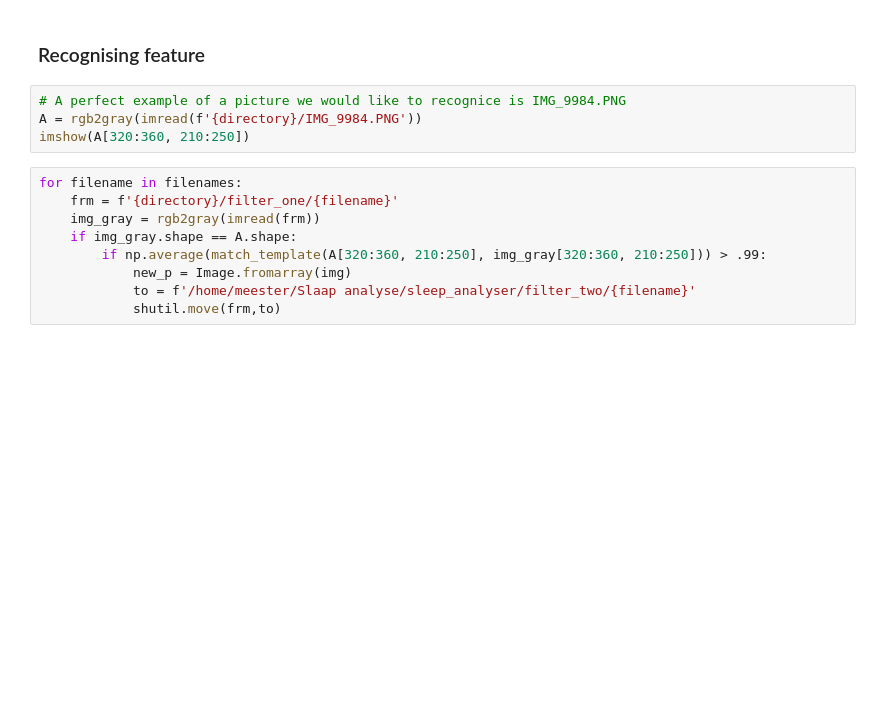
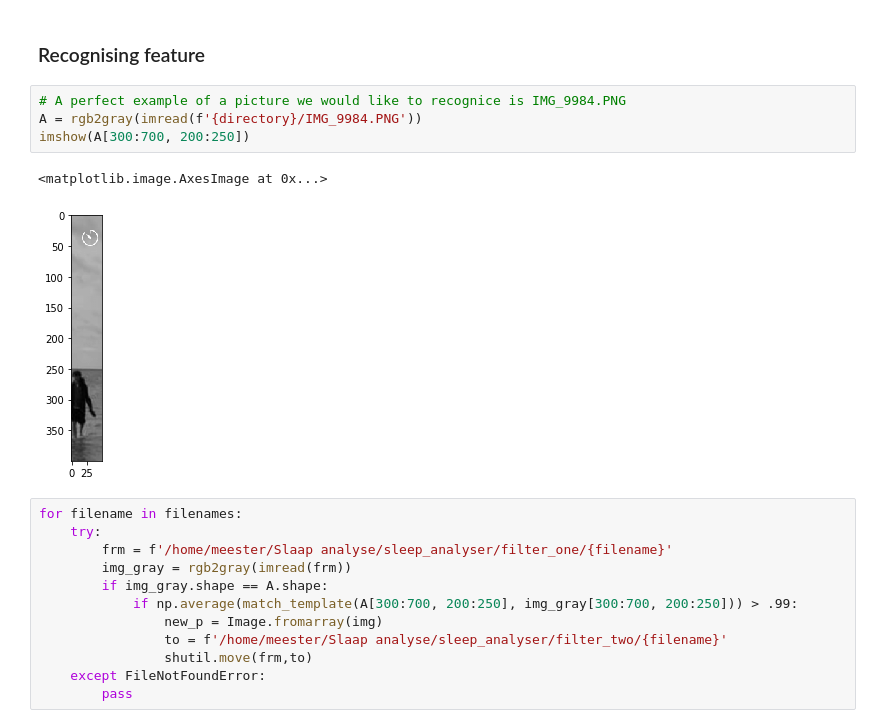
Before and after one commit to readmees/sleep_analyser, a Jupyter notebook: slaap_analyse.ipynb, the cells around one changed output. Cells and saved outputs as stored; diff of their text form; blank space fills up the shorter version.

```diff
--- a/slaap_analyse.ipynb
+++ b/slaap_analyse.ipynb
@@ -72,13 +84,19 @@ for filename in filenames:
 # %%
 # A perfect example of a picture we would like to recognice is IMG_9984.PNG
 A = rgb2gray(imread(f'{directory}/IMG_9984.PNG'))
-imshow(A[320:360, 210:250])
+imshow(A[300:700, 200:250])
+# %% [output]
+<matplotlib.image.AxesImage at 0x...>
+[figure, added]
 # %%
 for filename in filenames:
-    frm = f'{directory}/filter_one/{filename}'
-    img_gray = rgb2gray(imread(frm))
-    if img_gray.shape == A.shape:
-        if np.average(match_template(A[320:360, 210:250], img_gray[320:360, 210:250])) > .99:
-            new_p = Image.fromarray(img)
-            to = f'/home/meester/Slaap analyse/sleep_analyser/filter_two/{filename}'
-            shutil.move(frm,to)
+    try:
+        frm = f'/home/meester/Slaap analyse/sleep_analyser/filter_one/{filename}'
+        img_gray = rgb2gray(imread(frm))
+        if img_gray.shape == A.shape:
+            if np.average(match_template(A[300:700, 200:250], img_gray[300:700, 200:250])) > .99:
+                new_p = Image.fromarray(img)
+                to = f'/home/meester/Slaap analyse/sleep_analyser/filter_two/{filename}'
+                shutil.move(frm,to)
+    except FileNotFoundError:
+        pass
```
Also changed, not shown: parts of 3 cells of this notebook.
